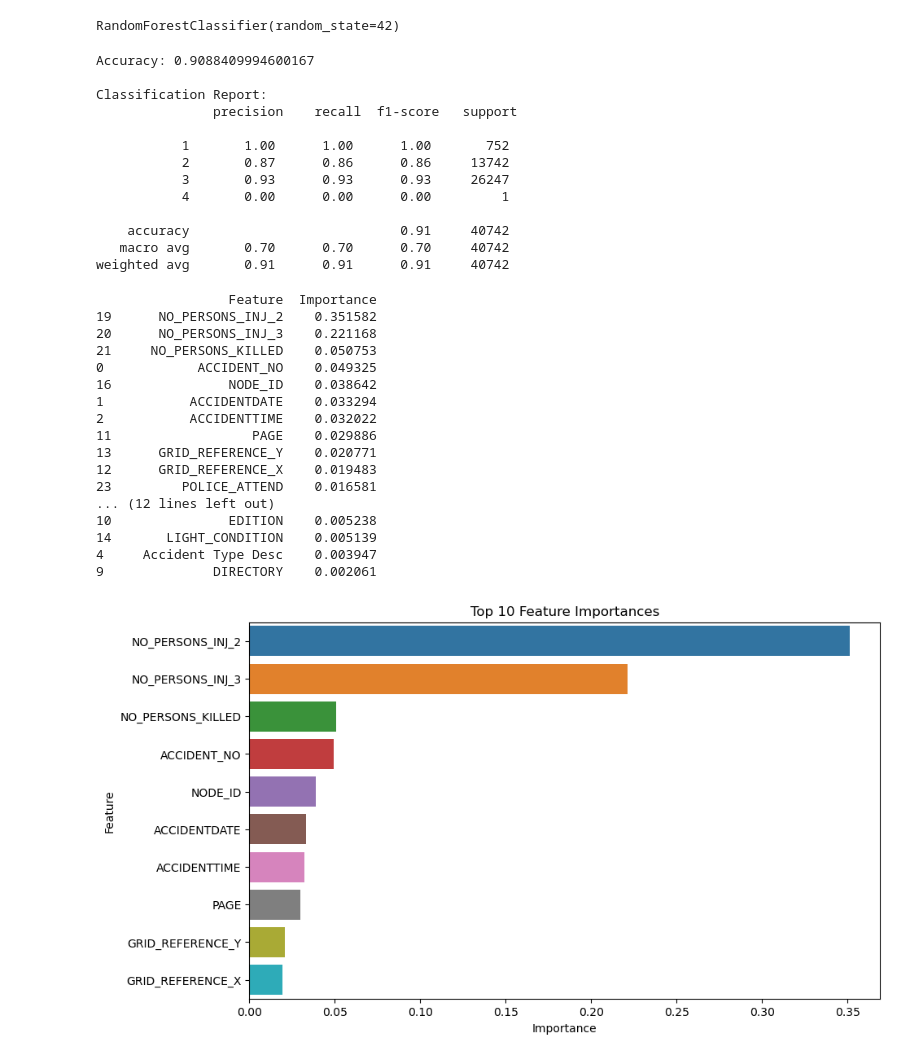
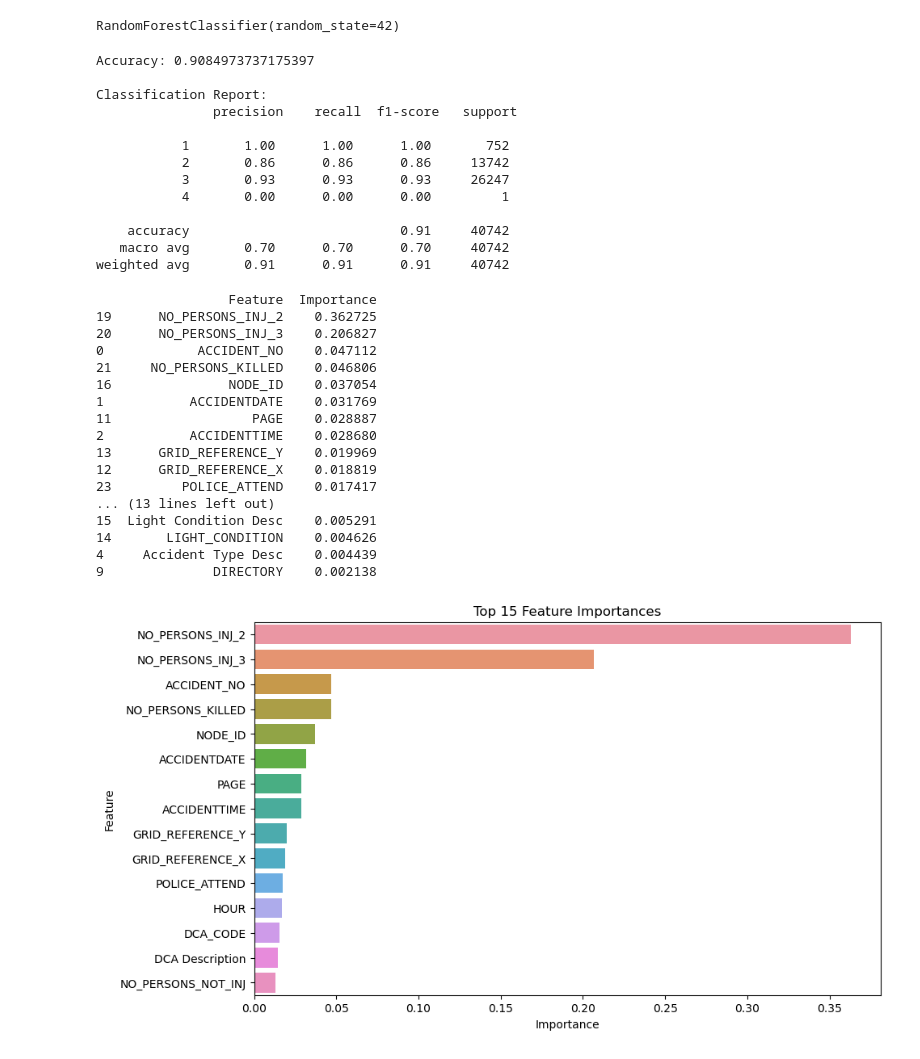
Before and after one commit to EwokOwie/vic_crashes, a Jupyter notebook: vic_crashes.ipynb, the cells around one changed output. Drawn from its saved outputs; the diff is of its cells as text; code cells hidden in the pictures.

```diff
--- a/vic_crashes.ipynb
+++ b/vic_crashes.ipynb
@@ -127,0 +143,2 @@ pd.crosstab(df['Day Week Description'], df['SEVERITY']).plot(kind='bar', stacked
+# %%
+df['HOUR'] = pd.to_datetime(df['ACCIDENTTIME']).dt.hour
@@ -341,13 +388,13 @@ y_pred = clf.predict(X_test)
 print("Accuracy:", accuracy_score(y_test, y_pred))
 print("\nClassification Report:\n", classification_report(y_test, y_pred))
 # %% [output]
-Accuracy: 0.9088409994600167
+Accuracy: 0.9084973737175397
 
 Classification Report:
                precision    recall  f1-score   support
 
            1       1.00      1.00      1.00       752
-           2       0.87      0.86      0.86     13742
+           2       0.86      0.86      0.86     13742
            3       0.93      0.93      0.93     26247
            4       0.00      0.00      0.00         1
 
@@ -370,33 +417,33 @@ features_df = features_df.sort_values(by='Importance', ascending=False)
 print(features_df)
 # %% [output]
                  Feature  Importance
-19      NO_PERSONS_INJ_2    0.351582
-20      NO_PERSONS_INJ_3    0.221168
-21     NO_PERSONS_KILLED    0.050753
-0            ACCIDENT_NO    0.049325
-16               NODE_ID    0.038642
-1           ACCIDENTDATE    0.033294
-2           ACCIDENTTIME    0.032022
-11                  PAGE    0.029886
-13      GRID_REFERENCE_Y    0.020771
-12      GRID_REFERENCE_X    0.019483
-23         POLICE_ATTEND    0.016581
-... (12 lines left out)
-10               EDITION    0.005238
-14       LIGHT_CONDITION    0.005139
-4     Accident Type Desc    0.003947
-9              DIRECTORY    0.002061
+19      NO_PERSONS_INJ_2    0.362725
+20      NO_PERSONS_INJ_3    0.206827
+0            ACCIDENT_NO    0.047112
+21     NO_PERSONS_KILLED    0.046806
+16               NODE_ID    0.037054
+1           ACCIDENTDATE    0.031769
+11                  PAGE    0.028887
+2           ACCIDENTTIME    0.028680
+13      GRID_REFERENCE_Y    0.019969
+12      GRID_REFERENCE_X    0.018819
+23         POLICE_ATTEND    0.017417
+... (13 lines left out)
+15  Light Condition Desc    0.005291
+14       LIGHT_CONDITION    0.004626
+4     Accident Type Desc    0.004439
+9              DIRECTORY    0.002138
 # %%
 import matplotlib.pyplot as plt
 import seaborn as sns
 
 # Plotting the top N features
-N = 10  # You can change this value to see more or fewer features
+N = 15  # You can change this value to see more or fewer features
 top_features = features_df.iloc[:N]
 
 plt.figure(figsize=(10,6))
 sns.barplot(x='Importance', y='Feature', data=top_features)
 plt.title('Top {} Feature Importances'.format(N))
 plt.show()
 # %% [output]
-[figure, old version]
+[figure, new version]
```
Also changed, not shown: parts of 8 cells of this notebook, 1 other file.
